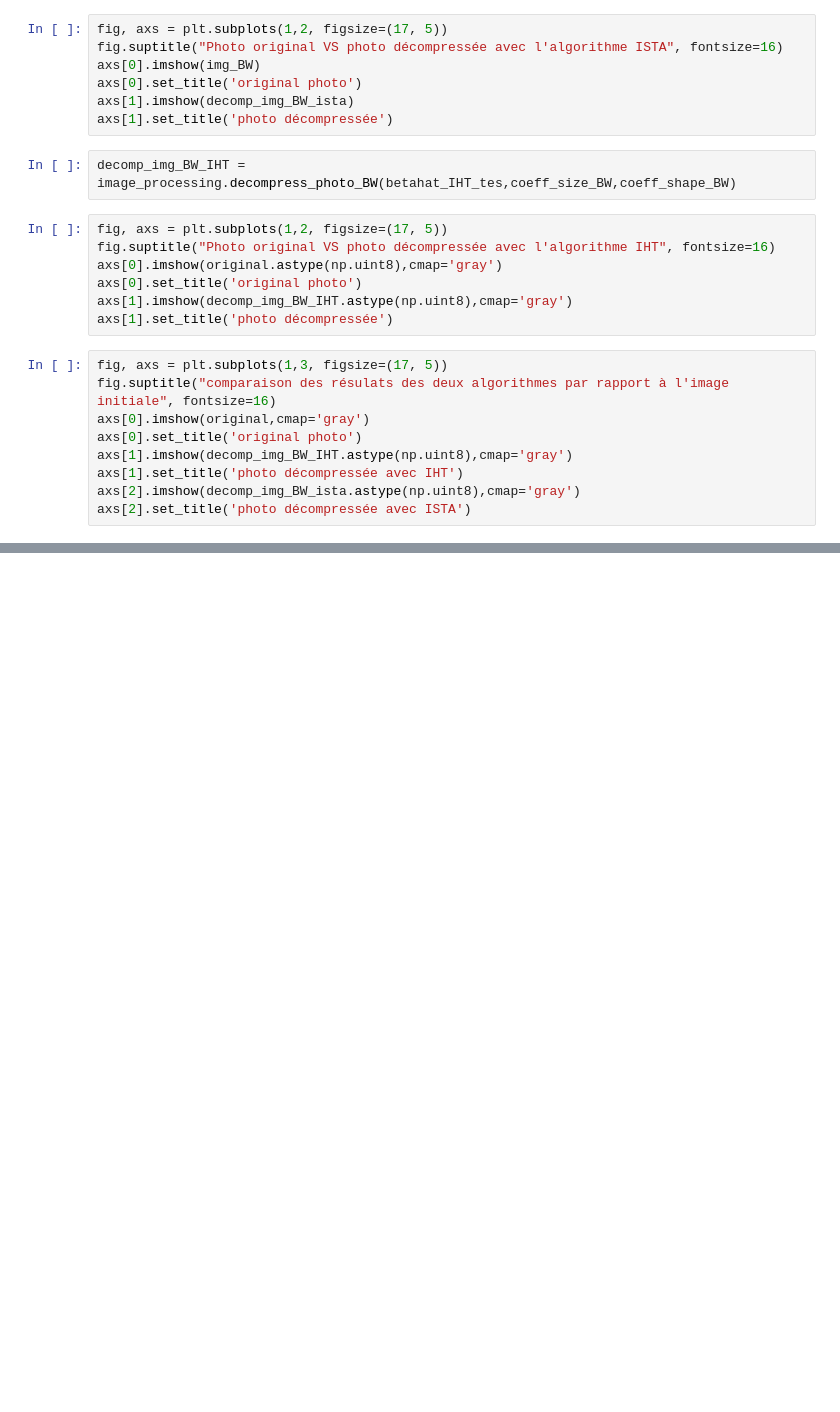
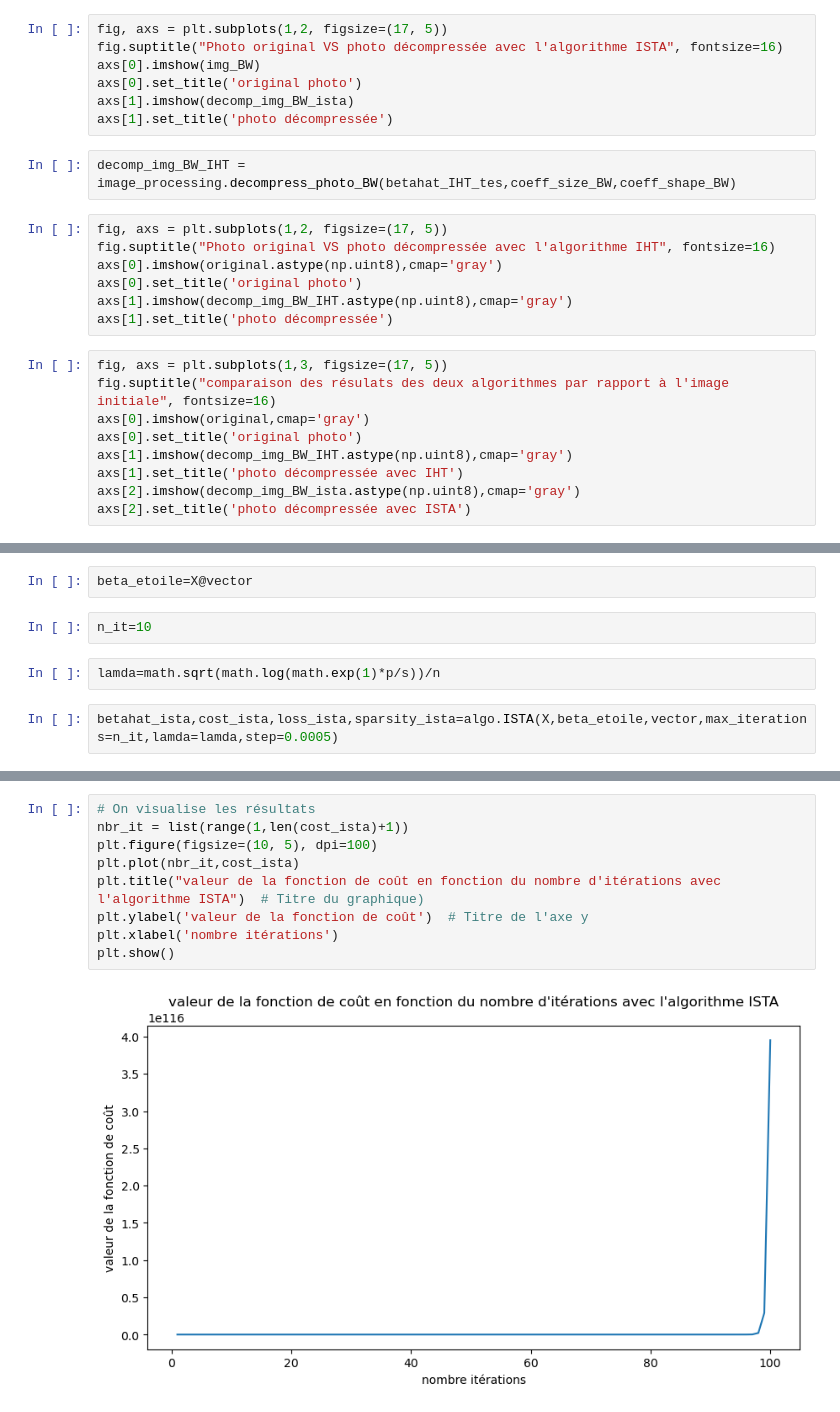
Before and after one commit to ilyeshammouda/projet_statapp, a Jupyter notebook: Notebook_statup.ipynb, the cells around one changed output, grey strips where cells are left out. Cells and saved outputs as stored; diff of their text form; blank space fills up the shorter version.

```diff
--- a/Notebook_statup.ipynb
+++ b/Notebook_statup.ipynb
@@ -604,0 +655,8 @@ axs[2].set_title('photo décompressée avec ISTA')
+# %%
+beta_etoile=X@vector
+# %%
+n_it=10
+# %%
+lamda=math.sqrt(math.log(math.exp(1)*p/s))/n
+# %%
+betahat_ista,cost_ista,loss_ista,sparsity_ista=algo.ISTA(X,beta_etoile,vector,max_iterations=n_it,lamda=lamda,step=0.0005)
@@ -604,0 +683,11 @@ axs[2].set_title('photo décompressée avec ISTA')
+# %%
+# On visualise les résultats
+nbr_it = list(range(1,len(cost_ista)+1))
+plt.figure(figsize=(10, 5), dpi=100)
+plt.plot(nbr_it,cost_ista)
+plt.title("valeur de la fonction de coût en fonction du nombre d'itérations avec l'algorithme ISTA")  # Titre du graphique)
+plt.ylabel('valeur de la fonction de coût')  # Titre de l'axe y
+plt.xlabel('nombre itérations')
+plt.show()
+# %% [output]
+[figure, added]
```
Also changed, not shown: parts of 10 cells of this notebook, 1 other file.
